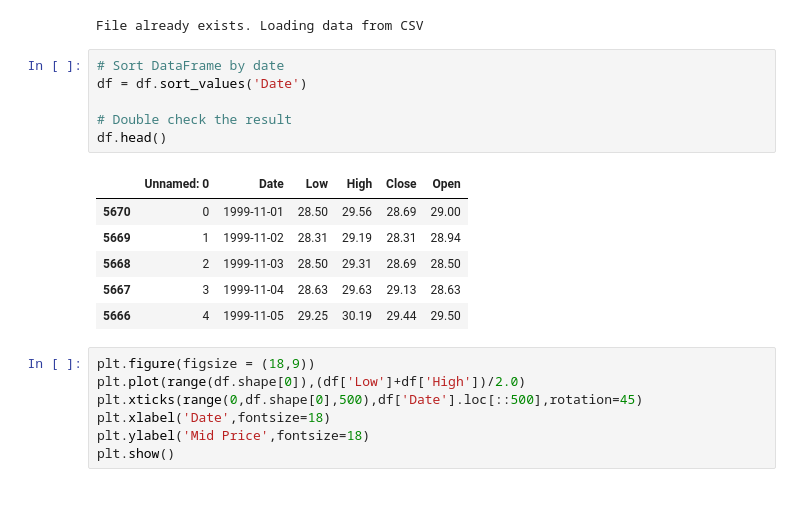
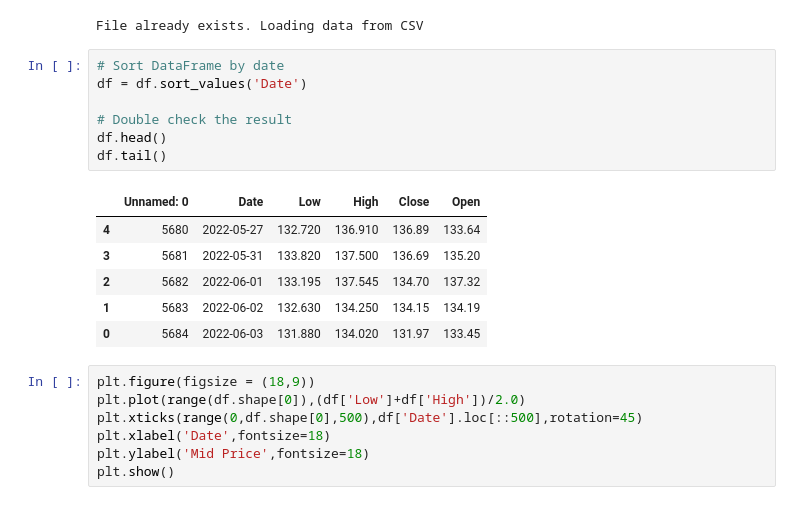
Before and after one commit to Oliwer-Krupa/Stock-market-prediction, a Jupyter notebook: Stock_market_prediction.ipynb, the cells around one changed output. Saved outputs shown, nothing was run; the diff lists cells and outputs as text.

```diff
--- a/Stock_market_prediction.ipynb
+++ b/Stock_market_prediction.ipynb
@@ -66,16 +64,17 @@ File already exists. Loading data from CSV
 # %%
 # Sort DataFrame by date
 df = df.sort_values('Date')
 
 # Double check the result
 df.head()
+df.tail()
 # %% [output]
 |  | Unnamed: 0 | Date | Low | High | Close | Open |
-| 5670 | 0 | 1999-11-01 | 28.50 | 29.56 | 28.69 | 29.00 |
-| 5669 | 1 | 1999-11-02 | 28.31 | 29.19 | 28.31 | 28.94 |
-| 5668 | 2 | 1999-11-03 | 28.50 | 29.31 | 28.69 | 28.50 |
-| 5667 | 3 | 1999-11-04 | 28.63 | 29.63 | 29.13 | 28.63 |
-| 5666 | 4 | 1999-11-05 | 29.25 | 30.19 | 29.44 | 29.50 |
+| 4 | 5680 | 2022-05-27 | 132.720 | 136.910 | 136.89 | 133.64 |
+| 3 | 5681 | 2022-05-31 | 133.820 | 137.500 | 136.69 | 135.20 |
+| 2 | 5682 | 2022-06-01 | 133.195 | 137.545 | 134.70 | 137.32 |
+| 1 | 5683 | 2022-06-02 | 132.630 | 134.250 | 134.15 | 134.19 |
+| 0 | 5684 | 2022-06-03 | 131.880 | 134.020 | 131.97 | 133.45 |
 # %%
 plt.figure(figsize = (18,9))
 plt.plot(range(df.shape[0]),(df['Low']+df['High'])/2.0)
```
Also changed, not shown: parts of 23 cells of this notebook.
